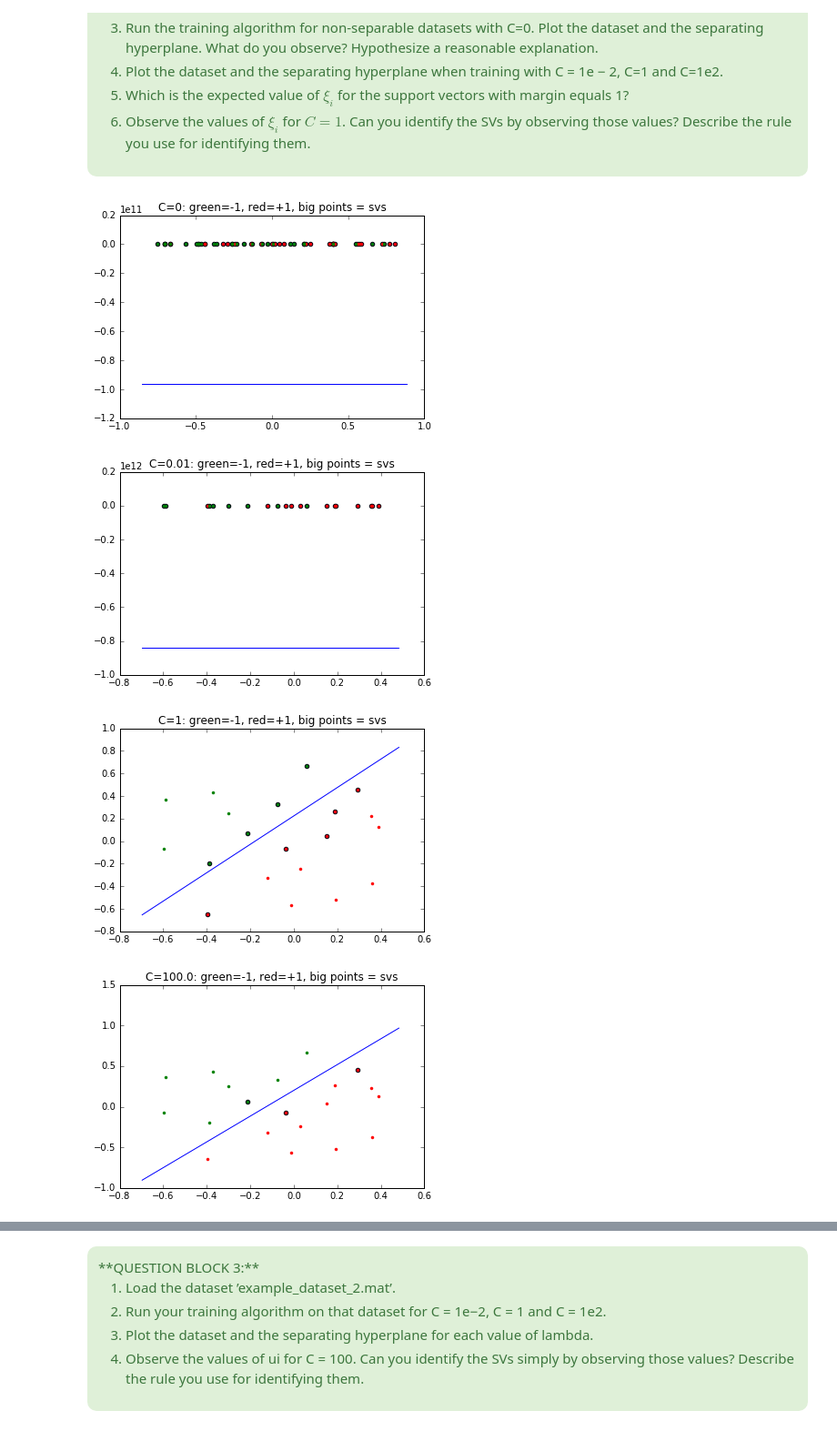
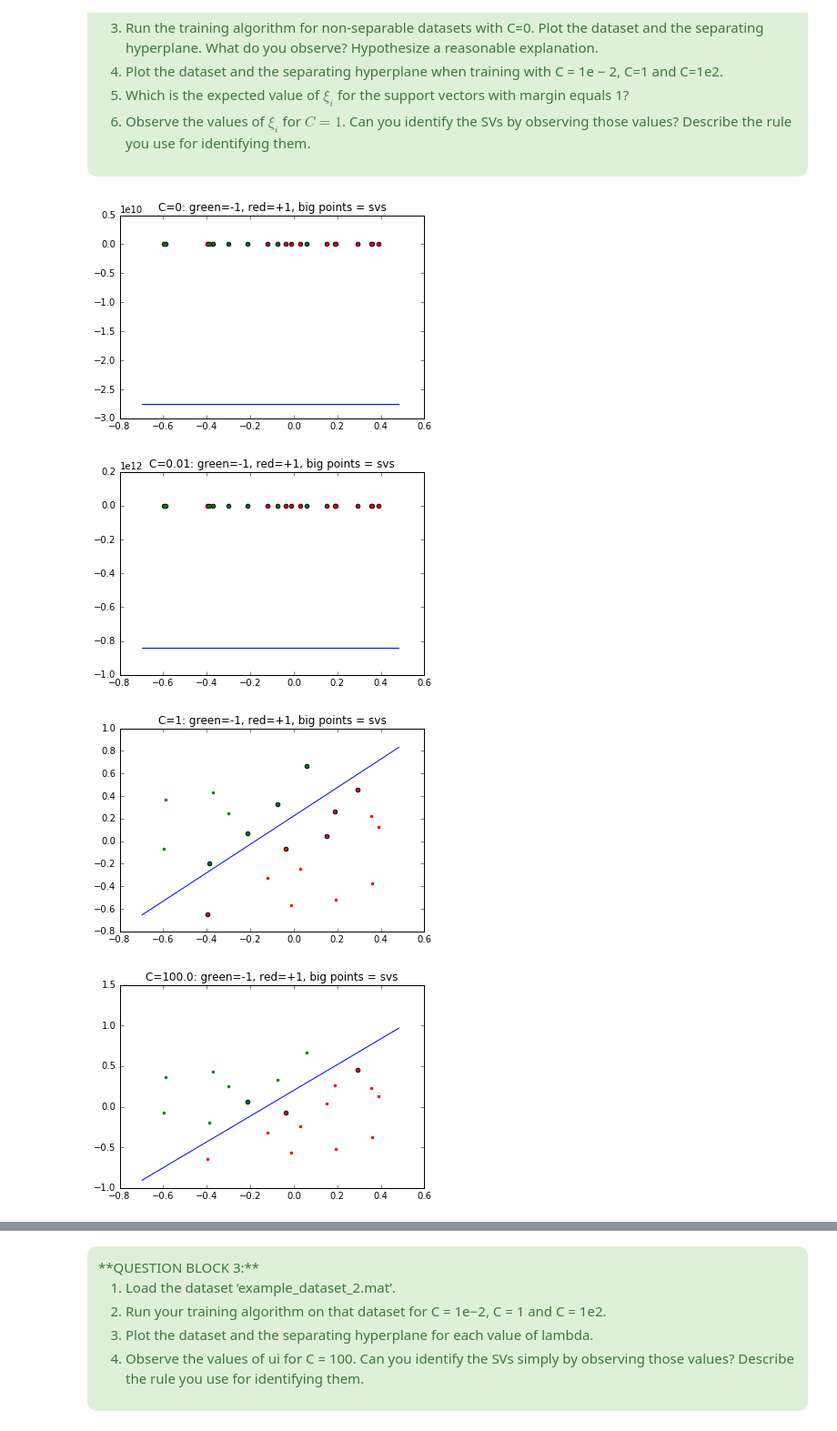
Before and after one commit to emasa/IML, a Jupyter notebook: supervised_exercise_3_student.ipynb, the cells around one changed output, grey strips where cells are left out. Shown at 91% size. Drawn from its saved outputs; the diff is of its cells as text; code cells hidden in the pictures.

```diff
--- a/supervised_exercise_3_student.ipynb
+++ b/supervised_exercise_3_student.ipynb
@@ -225,62 +225,64 @@ def SVM(filename, c, figNum):
     prob = Problem(objective, constraints)
     C.value = c
     result = prob.solve()
     av = np.array([np.array(a_val)[0][0] for a_val in a.value])
     bv = b.value
 
-    #plot solution
-    plt.figure(figNum)
-    plt.title('C='+str(c)+': green=-1, red=+1, big points = svs')
-    #split X into two sets depending on their class
-    l,s = len(y),sum(y)[0]
-    #the array lengths are calculated by solving (a+b=l, a-b=s) with a=#pos, b=#neg
-    X_pos, X_neg = [0]*int(0.5*(l+s)),[0]*int(0.5*(l-s))
-    pos_count, neg_count = 0,0
-    for i in range(n):
-        if y[i] == 1:
-            X_pos[pos_count]=X[i]
-            pos_count += 1
-        elif y[i] == -1:
-            X_neg[neg_count]=X[i]
-            neg_count += 1
-    X_pos, X_neg = np.array(X_pos), np.array(X_neg)
-    #plot both classes in different colors together with the hyperplane
-    plt.plot(X_pos.T[0],X_pos.T[1], '.r')
-    plt.plot(X_neg.T[0],X_neg.T[1], '.g')
-    x_plot = np.arange(np.min(X.T[0])-0.1,np.max(X.T[0])+0.1,0.02)
-    def f(x):
-        return -((bv+av[0]*x)/av[1])
-    plt.plot(x_plot, f(x_plot))
-
-
-    #calculate and plot support vectors
+        #calculate support vectors
     def calc_d(x,y):
         return round(y*(np.dot(av,x)+bv),5)
     #svs = np.array(filter(lambda x: calc_d(x,-1)<1, X))
     count = 0
     for i in range(n):
         if calc_d(X[i],y[i])<=1:
             count += 1
     svs = [0]*count
     count = 0
     for i in range(n):
         if calc_d(X[i],y[i])<=1:
             svs[count]=X[i]
             count += 1
     svs = np.array(svs).T
-    plt.scatter(svs[0], svs[1])
+
+    #plot solution
+    if figNum >= 0:
+        plt.figure(figNum)
+        plt.title('C='+str(c)+': green=-1, red=+1, big points = svs')
+        #split X into two sets depending on their class
+        l,s = len(y),sum(y)[0]
+        #the array lengths are calculated by solving (a+b=l, a-b=s) with a=#pos, b=#neg
+        X_pos, X_neg = [0]*int(0.5*(l+s)),[0]*int(0.5*(l-s))
+        pos_count, neg_count = 0,0
+        for i in range(n):
+            if y[i] == 1:
+                X_pos[pos_count]=X[i]
+                pos_count += 1
+            elif y[i] == -1:
+                X_neg[neg_count]=X[i]
+                neg_count += 1
+        X_pos, X_neg = np.array(X_pos), np.array(X_neg)
+        #plot both classes in different colors together with the hyperplane
+        plt.plot(X_pos.T[0],X_pos.T[1], '.r')
+        plt.plot(X_neg.T[0],X_neg.T[1], '.g')
+        x_plot = np.arange(np.min(X.T[0])-0.1,np.max(X.T[0])+0.1,0.02)
+        def f(x):
+            return -((bv+av[0]*x)/av[1])
+        plt.plot(x_plot, f(x_plot))
+        plt.scatter(svs[0], svs[1])
+
+
     return [round(ev,5) for ev in eps.value], svs.T
 
 #2.
-eps, svs = SVM('example_dataset_2.mat',0,0)
+eps, svs = SVM('example_dataset_1.mat',0,0)
 #1., 4., 6.
 eps, svs = SVM('example_dataset_1.mat',1e-2,1)
 eps, svs = SVM('example_dataset_1.mat',1,2)
 #print eps
 #print svs
 eps, svs = SVM('example_dataset_1.mat',1e2,3)
 # %% [output]
-[figure, old version]
+[figure, new version]
 [figure]
 [figure]
 [figure]
```
Also changed, not shown: parts of 7 cells of this notebook.
